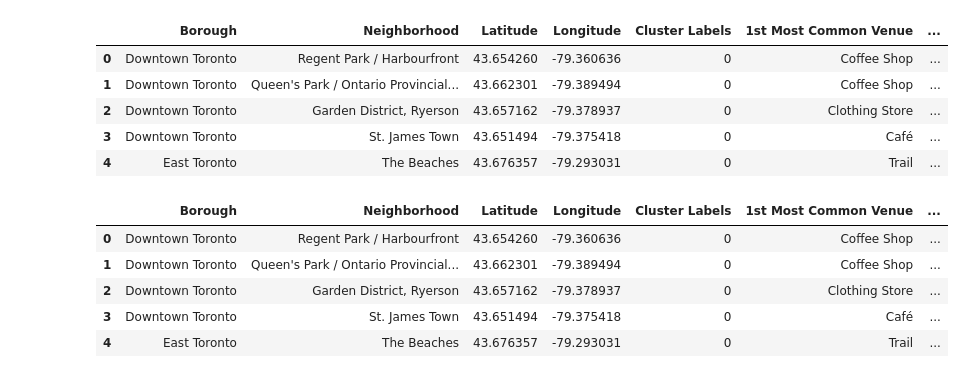
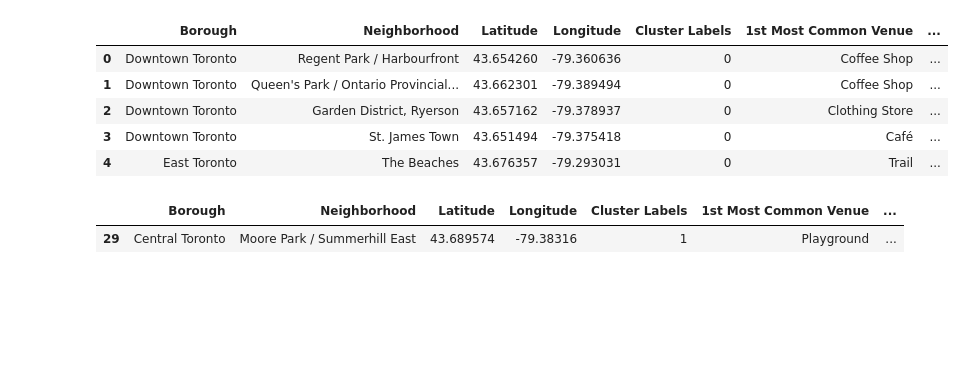
Before and after one commit to abhi-2693/Coursera_capstone, a Jupyter notebook: Neighborhoods in Toronto : Segment and Cluster.ipynb, the cells around one changed output. Cells and saved outputs as stored; diff of their text form; code cells hidden in the pictures; blank space fills up the shorter version.

```diff
--- a/Neighborhoods in Toronto : Segment and Cluster.ipynb
+++ b/Neighborhoods in Toronto : Segment and Cluster.ipynb
@@ -367,11 +367,7 @@ Toronto_borough_data.head()
 | 3 | Downtown Toronto | St. James Town | 43.651494 | -79.375418 | 0 | Café | ... |
 | 4 | East Toronto | The Beaches | 43.676357 | -79.293031 | 0 | Trail | ... |
 # %%
-Toronto_borough_data[Toronto_borough_data['Cluster Labels'] ==0].head()
+Toronto_borough_data[Toronto_borough_data['Cluster Labels'] ==1].head()
 # %% [output]
 |  | Borough | Neighborhood | Latitude | Longitude | Cluster Labels | 1st Most Common Venue | ... |
-| 0 | Downtown Toronto | Regent Park / Harbourfront | 43.654260 | -79.360636 | 0 | Coffee Shop | ... |
-| 1 | Downtown Toronto | Queen's Park / Ontario Provincial... | 43.662301 | -79.389494 | 0 | Coffee Shop | ... |
-| 2 | Downtown Toronto | Garden District, Ryerson | 43.657162 | -79.378937 | 0 | Clothing Store | ... |
-| 3 | Downtown Toronto | St. James Town | 43.651494 | -79.375418 | 0 | Café | ... |
-| 4 | East Toronto | The Beaches | 43.676357 | -79.293031 | 0 | Trail | ... |
+| 29 | Central Toronto | Moore Park / Summerhill East | 43.689574 | -79.38316 | 1 | Playground | ... |
```
Also changed, not shown: parts of 2 cells of this notebook, 9 other files.
